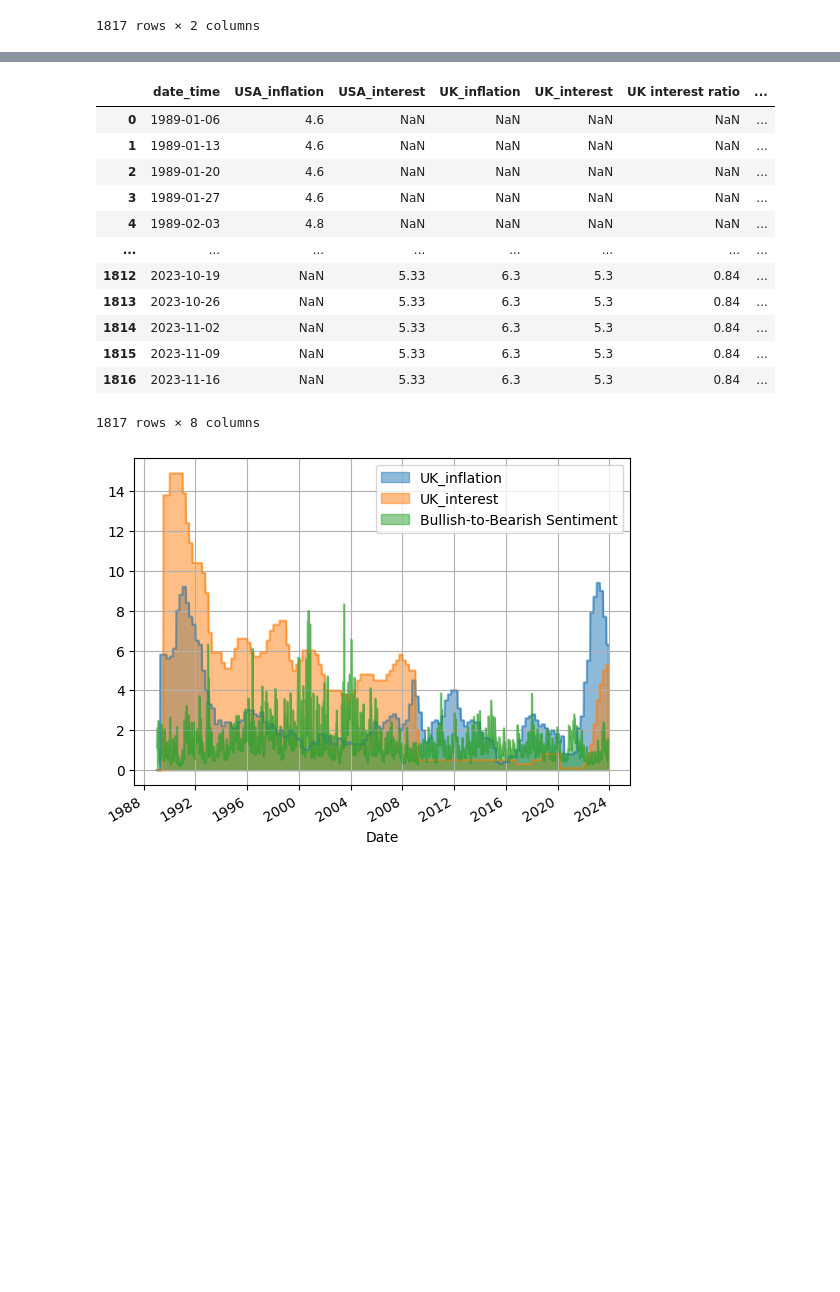
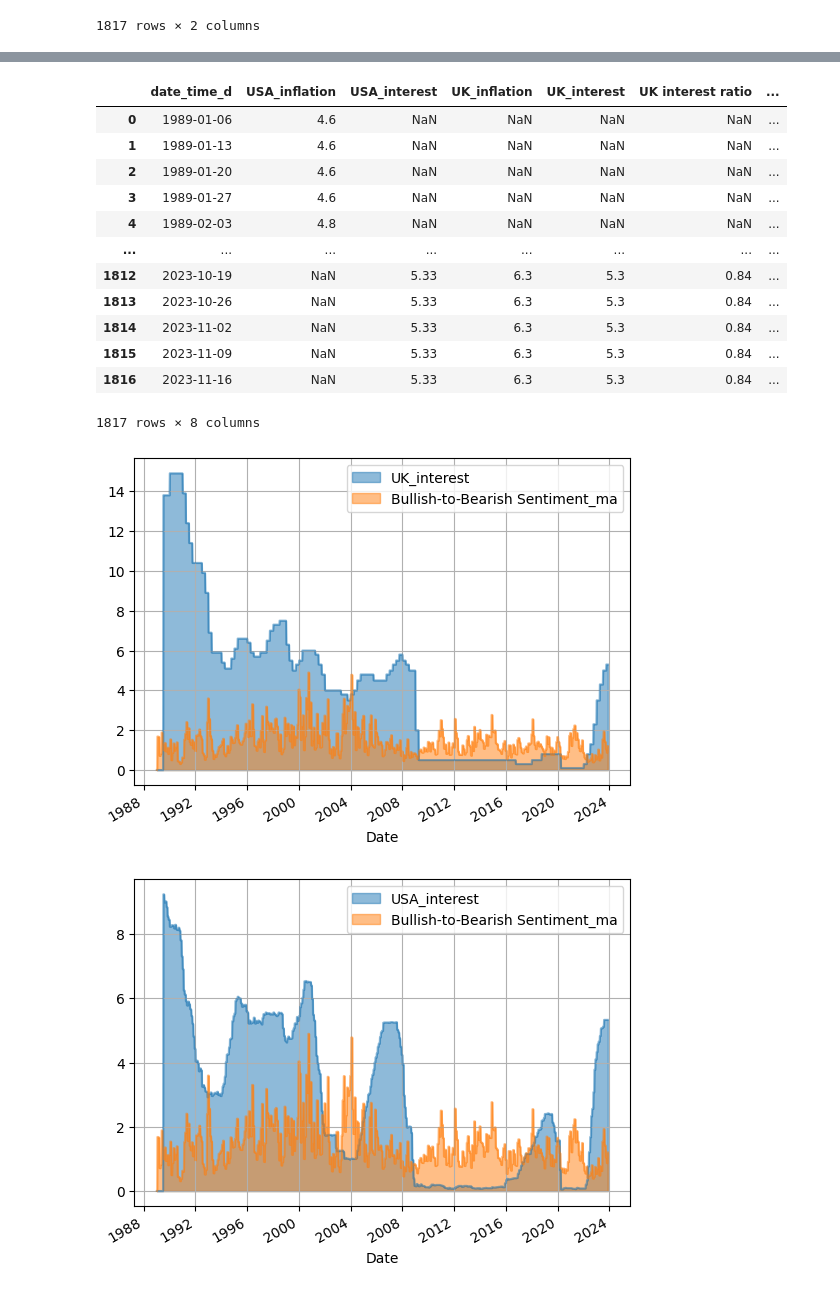
Before and after one commit to ScottsAnalysis/worldwide_inflation, a Jupyter notebook: UK vs USA inflation Analysis.ipynb, the cells around one changed output, grey strips where cells are left out. Drawn from its saved outputs; the diff is of its cells as text; code cells hidden in the pictures; blank space fills up the shorter version.

```diff
--- a/UK vs USA inflation Analysis.ipynb
+++ b/UK vs USA inflation Analysis.ipynb
@@ -429,13 +446,23 @@ investor_data
 # %%
 # merge sentiment ratio with inflation and interest rates data
-inflation_interest_investor = pd.merge_asof(investor_data, data_comb, left_on="date_time", right_on="Date")
+merged_data = pd.merge_asof(investor_data, data_comb, left_on="date_time", right_on="Date")
+
+# calculate monthly moving average of investor sentiment
+ma = merged_data.groupby(pd.PeriodIndex(merged_data["date_time"], freq="M"))["Bullish-to-Bearish Sentiment"].mean().reset_index()
+
+ma["date_month"] = ma["date_time"].astype(str) + "-15"
+ma["date_month"] = pd.to_datetime(ma["date_month"]).dt.normalize()
+
+# merge averaged investor sentiment column to merged data
+infl_inter_investor = pd.merge_asof(merged_data, ma, left_on="date_time",
+                                    right_on="date_month", suffixes=["_d", "_ma"])
 
 # select data of interest
-inflation_interest_investor_data = inflation_interest_investor.iloc[:, [0,3,4,5,6,7,8,1]]
+infl_inter_investor_data = infl_inter_investor.iloc[:, [0,3,4,5,6,7,8,10]]
 
-inflation_interest_investor_data
+infl_inter_investor_data
 # %% [output]
-|  | date_time | USA_inflation | USA_interest | UK_inflation | UK_interest | UK interest ratio | ... |
+|  | date_time_d | USA_inflation | USA_interest | UK_inflation | UK_interest | UK interest ratio | ... |
 | 0 | 1989-01-06 | 4.6 | NaN | NaN | NaN | NaN | ... |
 | 1 | 1989-01-13 | 4.6 | NaN | NaN | NaN | NaN | ... |
 | 2 | 1989-01-20 | 4.6 | NaN | NaN | NaN | NaN | ... |
@@ -449,15 +476,20 @@ inflation_interest_investor_data
 | 1816 | 2023-11-16 | NaN | 5.33 | 6.3 | 5.3 | 0.84 | ... |
 1817 rows × 8 columns
 # %%
-# calculate 14-day moving average of investor sentiment
+# Visualise data on graphs
 
+# show UK results on a line graph
+infl_inter_investor_data.plot.area(x="date_time_d", y=["UK_interest",
+                                                    "Bullish-to-Bearish Sentiment_ma"],
+                                                    grid=True, xlabel="Date", stacked=False)
 
-# show results on a line graph
-inflation_interest_investor_data.plot.area(x="date_time", y=["UK_inflation", "UK_interest",
-                                                            "Bullish-to-Bearish Sentiment"],
-                                                            grid=True, xlabel="Date", stacked=False)
+# show USA results on a line graph
+infl_inter_investor_data.plot.area(x="date_time_d", y=["USA_interest",
+                                                    "Bullish-to-Bearish Sentiment_ma"],
+                                                    grid=True, xlabel="Date", stacked=False)
 
-# show grph
+# show graph
 plt.show()
 # %% [output]
-[figure, old version]
+[figure, new version]
+[figure, added]
```
Also changed, not shown: parts of 6 cells of this notebook.
